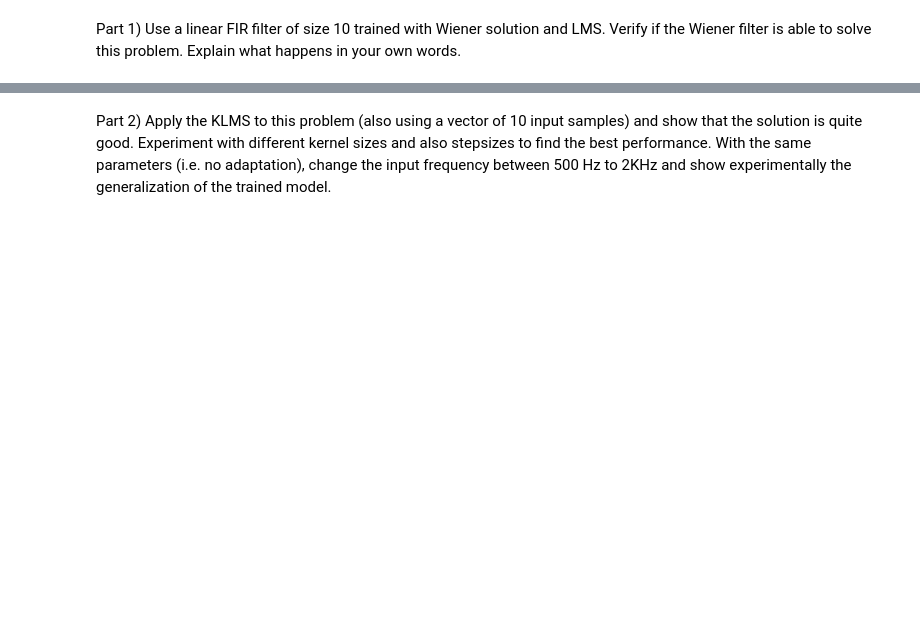
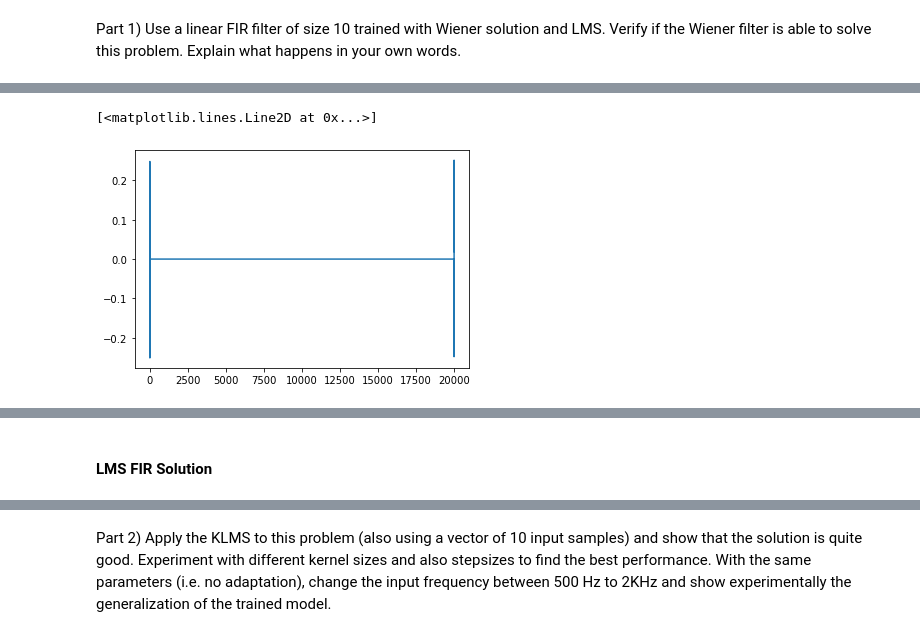
Before and after one commit to IanGMalone/Frequency_Doubling_Adaptive_Filtering, a Jupyter notebook: Frequency Doubling.ipynb, the cells around one changed output, grey strips where cells are left out. Drawn from its saved outputs; the diff is of its cells as text; code cells hidden in the pictures; blank space fills up the shorter version.

```diff
--- a/Frequency Doubling.ipynb
+++ b/Frequency Doubling.ipynb
@@ -254,0 +280,4 @@ Use a linear FIR filter of size 10 trained with Wiener solution and LMS. Verify
+# %%
+wiener_part1 = Wiener(order=10, start=10, length=10000)
+wopt_part1 = wiener_part1.learn(sine_1k, sine_2k)
+wopt_part1 = np.asarray(wopt_part1).flatten()
@@ -254,0 +286,2 @@ Use a linear FIR filter of size 10 trained with Wiener solution and LMS. Verify
+# %%
+wiener_result_part1 = np.convolve(sine_1k, wopt_part1)
@@ -254,0 +290,5 @@ Use a linear FIR filter of size 10 trained with Wiener solution and LMS. Verify
+# %%
+plt.plot(wiener_result_part1)
+# %% [output]
+[<matplotlib.lines.Line2D at 0x...>]
+[figure, added]
@@ -254,0 +296,2 @@ Use a linear FIR filter of size 10 trained with Wiener solution and LMS. Verify
+# %% [markdown]
+#### LMS FIR Solution
```
Also changed, not shown: parts of 23 cells of this notebook.
